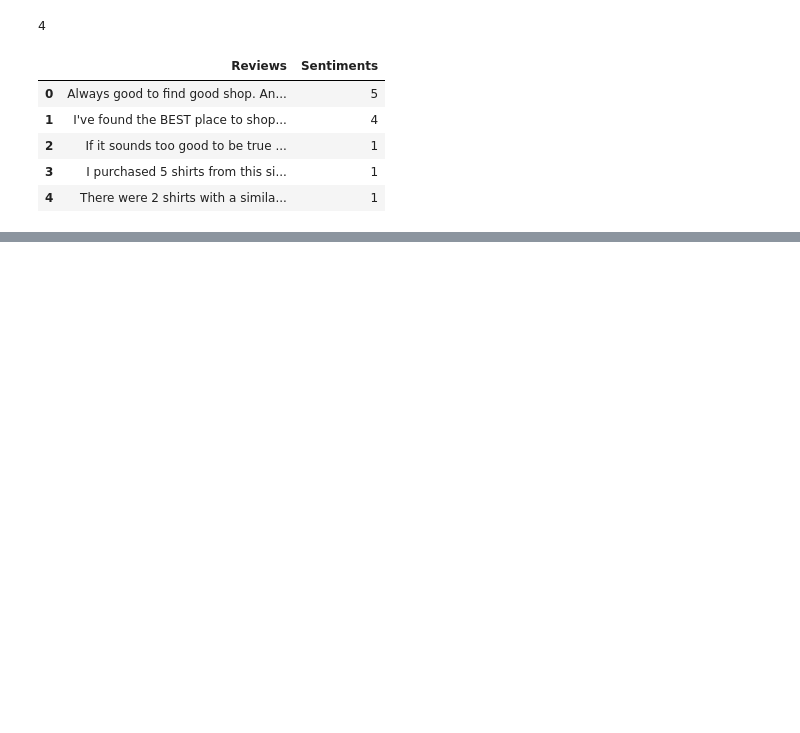
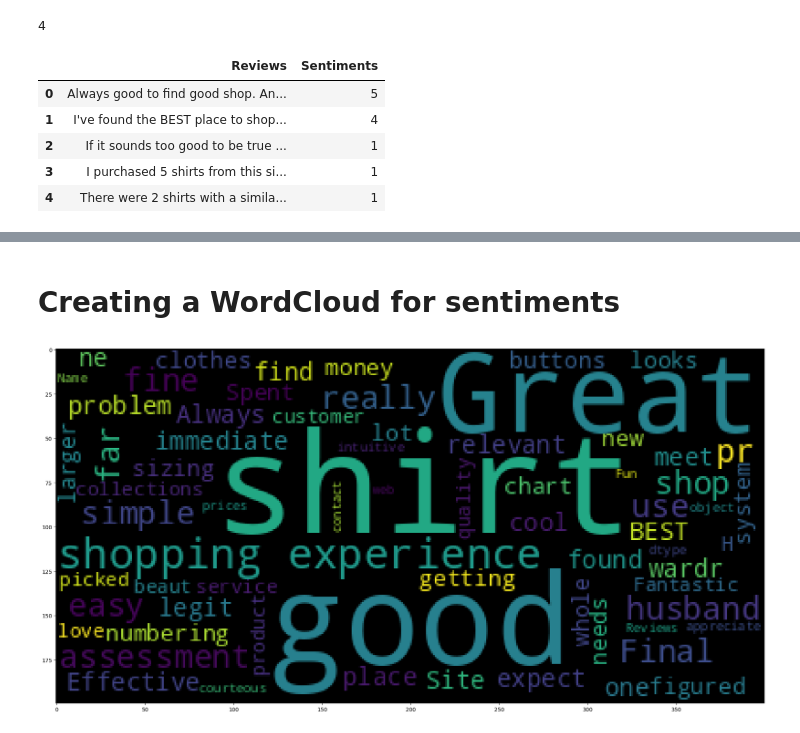
Before and after one commit to richardmukechiwa/Sentiment-Analysis-with-BERT, a Jupyter notebook: SentimentAnalysisBERT.ipynb, the cells around one changed output, grey strips where cells are left out. Cells and saved outputs as stored; diff of their text form; code cells hidden in the pictures; blank space fills up the shorter version.

```diff
--- a/SentimentAnalysisBERT.ipynb
+++ b/SentimentAnalysisBERT.ipynb
@@ -106,0 +105,11 @@ df.head()
+# %%
+#separating positive and negative sentiments
+df_positive = df[df['Sentiments']>= 3]
+df_negative = df[ df['Sentiments']<3 ]
+
+print('Positve Sentiments')
+print(df_positive.head())
+print()
+print()
+print("Negative Sentiments")
+print(df_negative.head())
@@ -106,0 +133,15 @@ df.head()
+# %% [markdown]
+# **Creating a WordCloud for sentiments**
+# %%
+#importing wordcloud
+from wordcloud import WordCloud
+import matplotlib.pyplot as plt
+
+# word cloud for positive sentiments
+
+positive_cloud = WordCloud(max_words = 200).generate(str(df_positive['Reviews']))
+plt.figure(figsize = (24, 12))
+plt.imshow(positive_cloud)
+plt.show()
+# %% [output]
+[figure, added]
```
Also changed, not shown: parts of 3 cells of this notebook.
